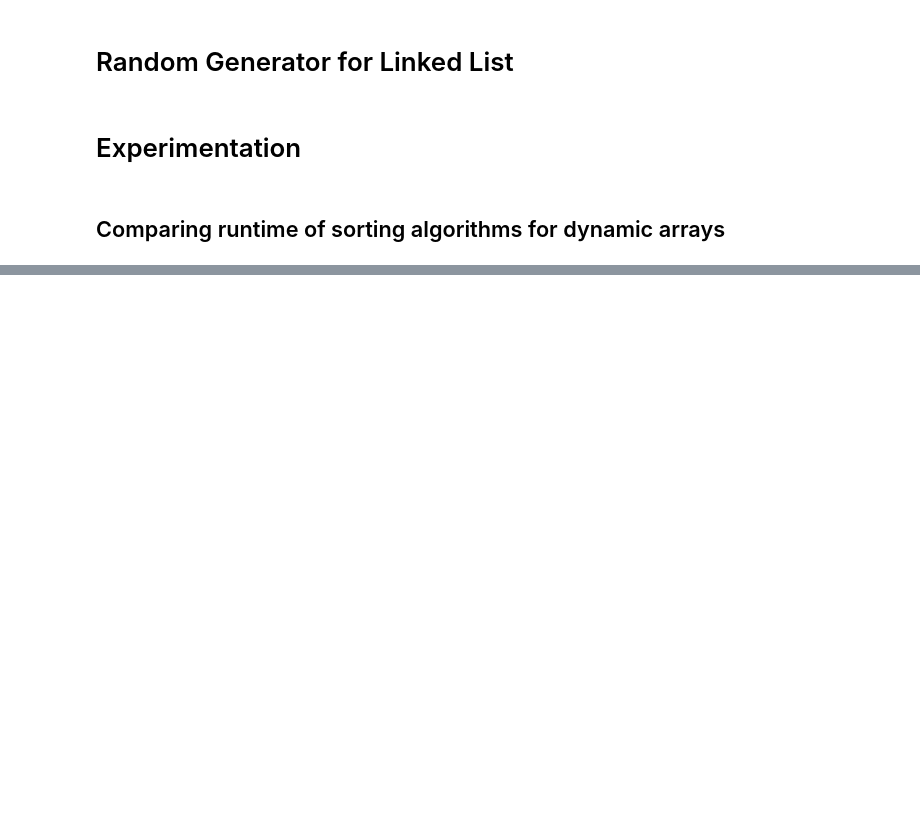
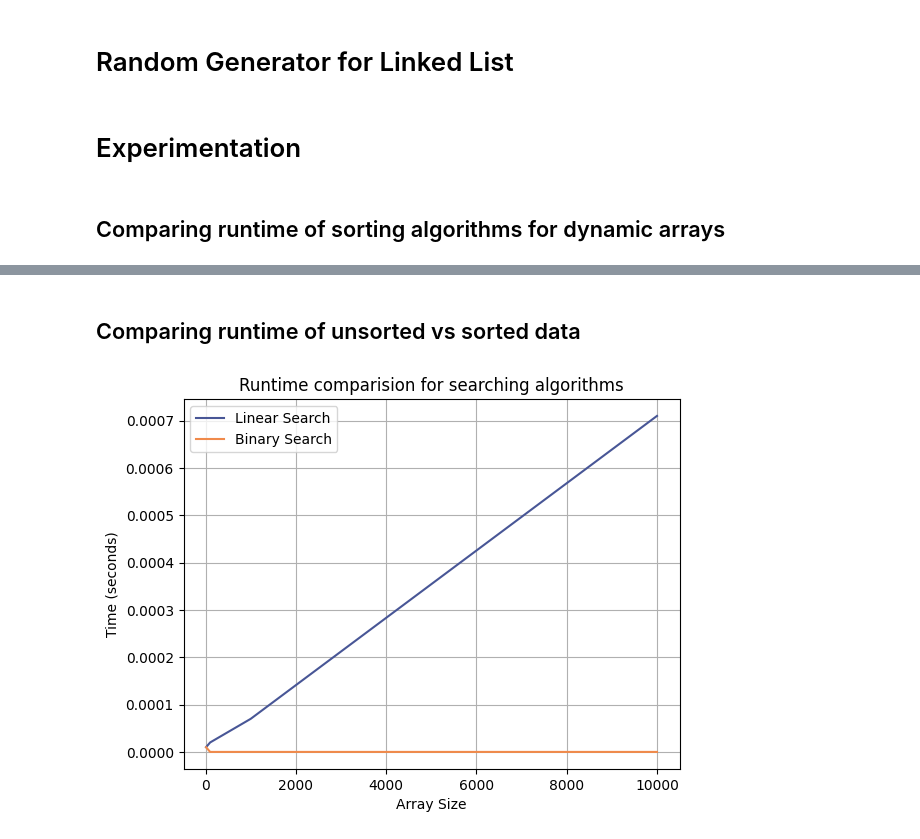
Before and after one commit to RahulHipparkar/DSA-GP1---Campus-Event-Scheduling-System, a Jupyter notebook: GP1_Hipparkar_Holmes_Caceres_Marcu.ipynb, the cells around one changed output, grey strips where cells are left out. Cells and saved outputs as stored; diff of their text form; code cells hidden in the pictures; blank space fills up the shorter version.

```diff
--- a/GP1_Hipparkar_Holmes_Caceres_Marcu.ipynb
+++ b/GP1_Hipparkar_Holmes_Caceres_Marcu.ipynb
@@ -149,0 +184,23 @@ plt.grid(True)
+# %% [markdown]
+## Comparing runtime of unsorted vs sorted data
+# %%
+binary_search_runtime = []
+linear_search_runtime = []
+
+size = [10,100,1000,10000]
+for i in size:
+    arr = create_random_DynamicArray(i)
+    sorted_arr = sort(arr)
+    id = random.randint(1,10000)
+    linear_search_runtime.append(measure_time(lambda: linear_search(arr,id)))
+    binary_search_runtime.append(measure_time(lambda: binary_search(sorted_arr,id)))
+
+plt.plot(size, linear_search_runtime, color = '#485696',label='Linear Search')
+plt.plot(size,binary_search_runtime,color = '#F08A4B',label='Binary Search')
+plt.xlabel('Array Size')
+plt.ylabel('Time (seconds)')
+plt.title('Runtime comparision for searching algorithms')
+plt.legend()
+plt.grid(True)
+# %% [output]
+[figure, added]
```
Also changed, not shown: parts of 11 cells of this notebook.
